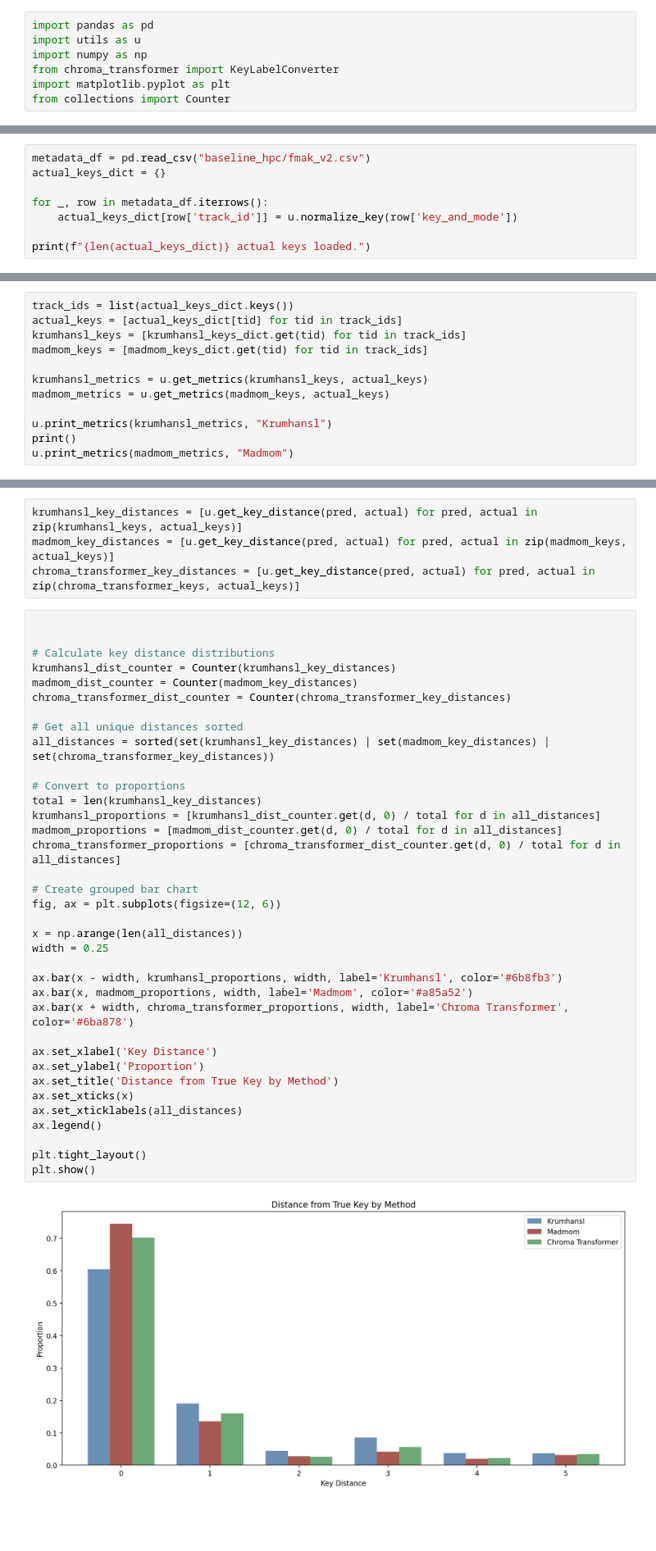
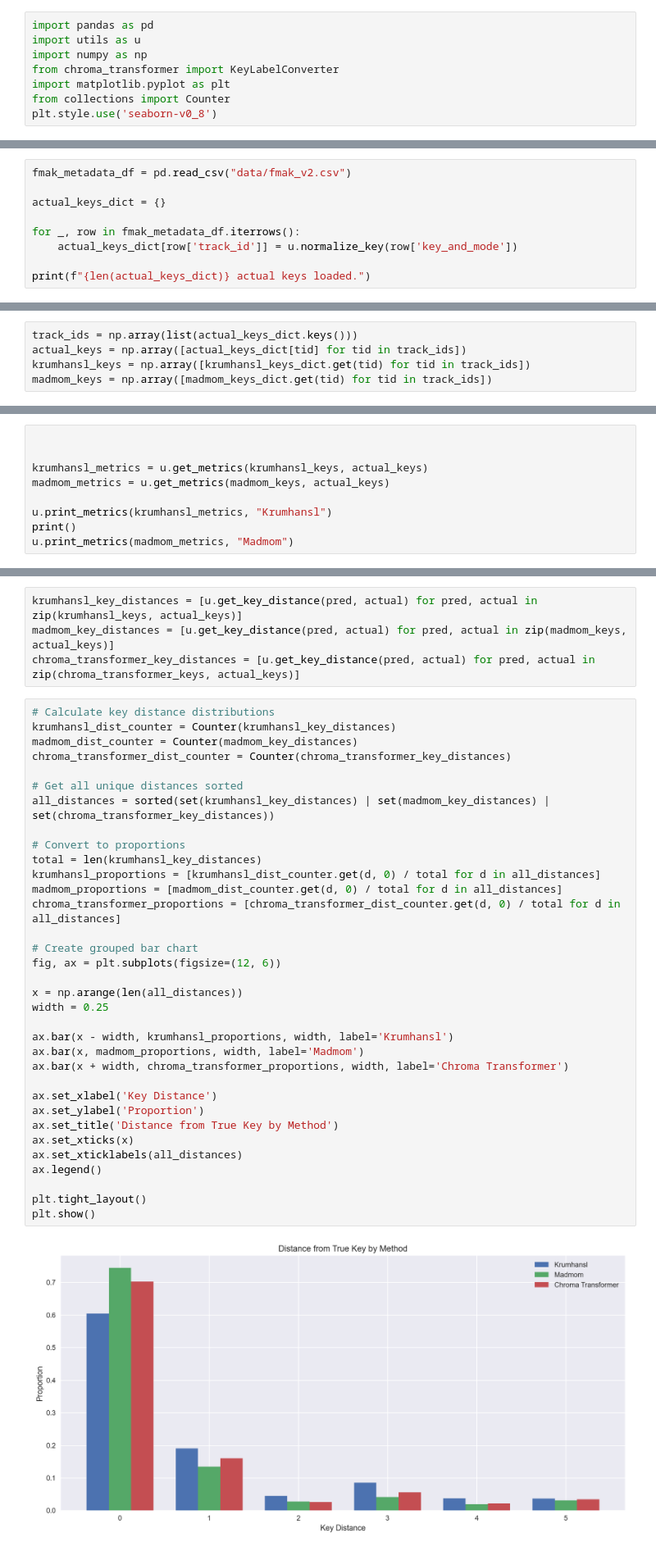
Before and after one commit to jeffgord/mir-key-estimation, a Jupyter notebook: analysis.ipynb, the cells around one changed output, grey strips where cells are left out. Shown at 82% size. Cells and saved outputs as stored; diff of their text form; blank space fills up the shorter version.

```diff
--- a/analysis.ipynb
+++ b/analysis.ipynb
@@ -8,13 +8,15 @@ import numpy as np
 from chroma_transformer import KeyLabelConverter
 import matplotlib.pyplot as plt
 from collections import Counter
+plt.style.use('seaborn-v0_8')
 # %% [markdown]
 # Load data
 # %%
-metadata_df = pd.read_csv("baseline_hpc/fmak_v2.csv")
+fmak_metadata_df = pd.read_csv("data/fmak_v2.csv")
+
 actual_keys_dict = {}
 
-for _, row in metadata_df.iterrows():
+for _, row in fmak_metadata_df.iterrows():
     actual_keys_dict[row['track_id']] = u.normalize_key(row['key_and_mode'])
 
 print(f"{len(actual_keys_dict)} actual keys loaded.")
@@ -40,3 +42,8 @@ for _, row in madmom_df.iterrows():
 print(f"{len(madmom_keys_dict)} Madmom predictions loaded.")
 # %% [output]
 5489 Madmom predictions loaded.
+# %%
+track_ids = np.array(list(actual_keys_dict.keys()))
+actual_keys = np.array([actual_keys_dict[tid] for tid in track_ids])
+krumhansl_keys = np.array([krumhansl_keys_dict.get(tid) for tid in track_ids])
+madmom_keys = np.array([madmom_keys_dict.get(tid) for tid in track_ids])
@@ -43,10 +113,7 @@ print(f"{len(madmom_keys_dict)} Madmom predictions loaded.")
 # %% [markdown]
 # Evaluate baseline methods on entire dataset
 # %%
-track_ids = list(actual_keys_dict.keys())
-actual_keys = [actual_keys_dict[tid] for tid in track_ids]
-krumhansl_keys = [krumhansl_keys_dict.get(tid) for tid in track_ids]
-madmom_keys = [madmom_keys_dict.get(tid) for tid in track_ids]
+
 
 krumhansl_metrics = u.get_metrics(krumhansl_keys, actual_keys)
 madmom_metrics = u.get_metrics(madmom_keys, actual_keys)
@@ -159,43 +225,41 @@ krumhansl_key_distances = [u.get_key_distance(pred, actual) for pred, actual in
 madmom_key_distances = [u.get_key_distance(pred, actual) for pred, actual in zip(madmom_keys, actual_keys)]
 chroma_transformer_key_distances = [u.get_key_distance(pred, actual) for pred, actual in zip(chroma_transformer_keys, actual_keys)]
 # %%
-
-
 # Calculate key distance distributions
 krumhansl_dist_counter = Counter(krumhansl_key_distances)
 madmom_dist_counter = Counter(madmom_key_distances)
 chroma_transformer_dist_counter = Counter(chroma_transformer_key_distances)
 
 # Get all unique distances sorted
 all_distances = sorted(set(krumhansl_key_distances) | set(madmom_key_distances) | set(chroma_transformer_key_distances))
 
 # Convert to proportions
 total = len(krumhansl_key_distances)
 krumhansl_proportions = [krumhansl_dist_counter.get(d, 0) / total for d in all_distances]
 madmom_proportions = [madmom_dist_counter.get(d, 0) / total for d in all_distances]
 chroma_transformer_proportions = [chroma_transformer_dist_counter.get(d, 0) / total for d in all_distances]
 
 # Create grouped bar chart
 fig, ax = plt.subplots(figsize=(12, 6))
 
 x = np.arange(len(all_distances))
 width = 0.25
 
-ax.bar(x - width, krumhansl_proportions, width, label='Krumhansl', color='#6b8fb3')
-ax.bar(x, madmom_proportions, width, label='Madmom', color='#a85a52')
-ax.bar(x + width, chroma_transformer_proportions, width, label='Chroma Transformer', color='#6ba878')
+ax.bar(x - width, krumhansl_proportions, width, label='Krumhansl')
+ax.bar(x, madmom_proportions, width, label='Madmom')
+ax.bar(x + width, chroma_transformer_proportions, width, label='Chroma Transformer')
 
 ax.set_xlabel('Key Distance')
 ax.set_ylabel('Proportion')
 ax.set_title('Distance from True Key by Method')
 ax.set_xticks(x)
 ax.set_xticklabels(all_distances)
 ax.legend()
 
 plt.tight_layout()
 plt.show()
 # %% [output]
-[figure, old version]
+[figure, new version]
 # %%
 print("== Krumhansl ==")
 print(f"Relative Key Error Proportion: {u.get_relative_key_error_proportion(krumhansl_keys, actual_keys):.4f}")
```
Also changed, not shown: parts of 9 cells of this notebook, 2 other files.
